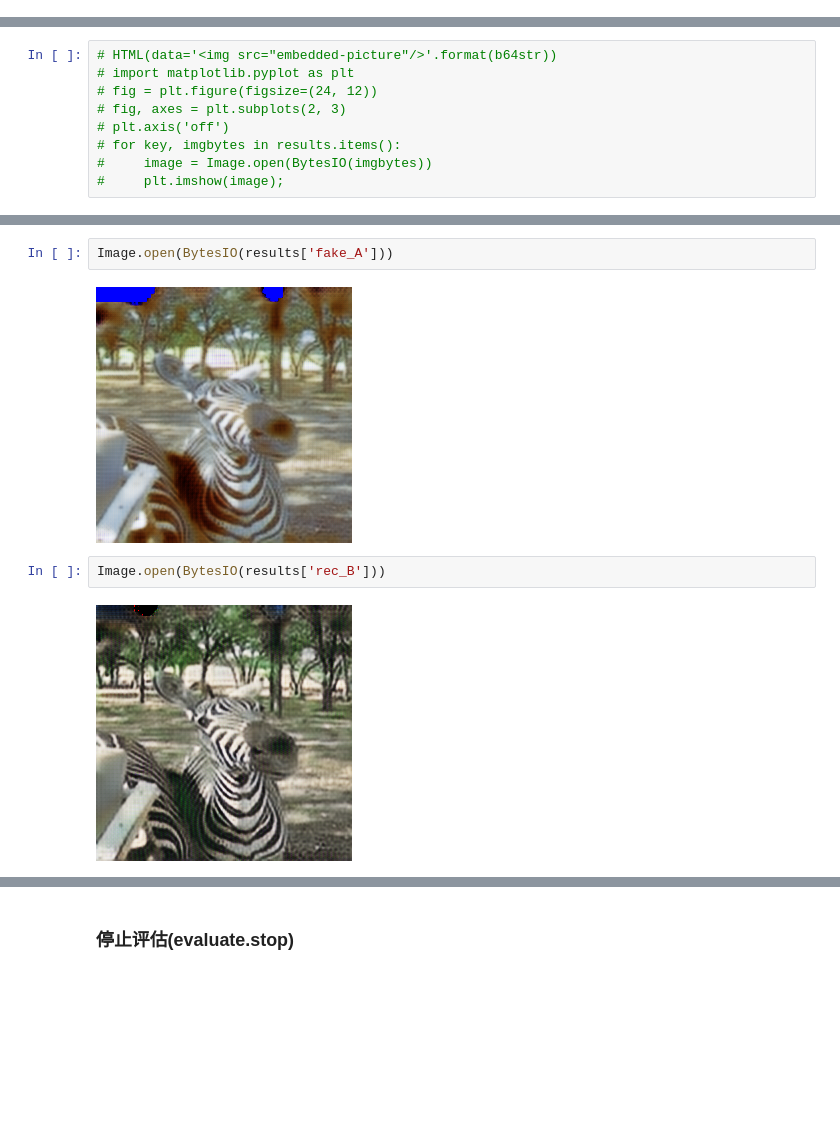
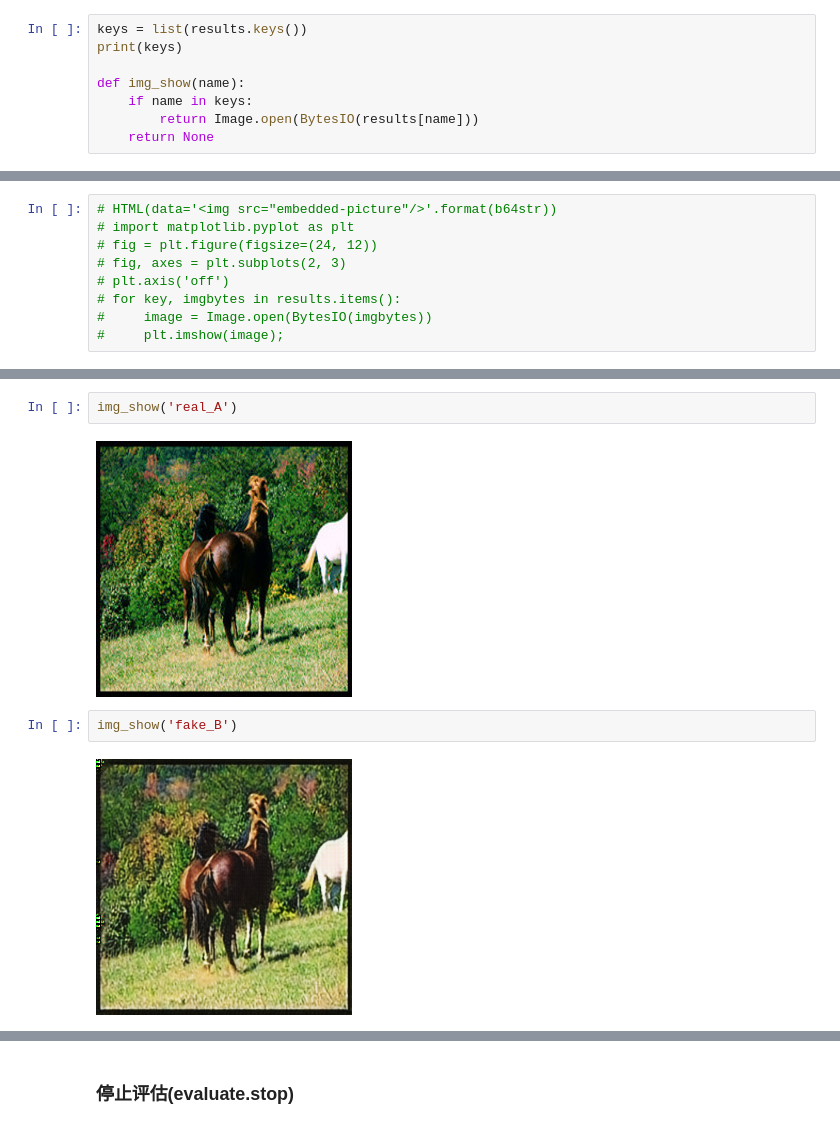
Before and after one commit to qrsforever/hzcsnote, a Jupyter notebook: gan/docs/gan_parameters.ipynb, the cells around one changed output, grey strips where cells are left out. Saved outputs shown, nothing was run; the diff lists cells and outputs as text; blank space fills up the shorter version.

```diff
--- a/gan/docs/gan_parameters.ipynb
+++ b/gan/docs/gan_parameters.ipynb
@@ -222,0 +282,8 @@ keys
+# %%
+keys = list(results.keys())
+print(keys)
+
+def img_show(name):
+    if name in keys:
+        return Image.open(BytesIO(results[name]))
+    return None
@@ -248,8 +301,8 @@ Image.open(BytesIO(results['real_B']))
-# %%
-Image.open(BytesIO(results['fake_A']))
-# %% [output]
-[figure, removed]
-# %%
-Image.open(BytesIO(results['rec_B']))
-# %% [output]
-[figure, removed]
+# %%
+img_show('real_A')
+# %% [output]
+[figure, added]
+# %%
+img_show('fake_B')
+# %% [output]
+[figure, added]
```
Also changed, not shown: parts of 28 cells of this notebook, 3 other files.
